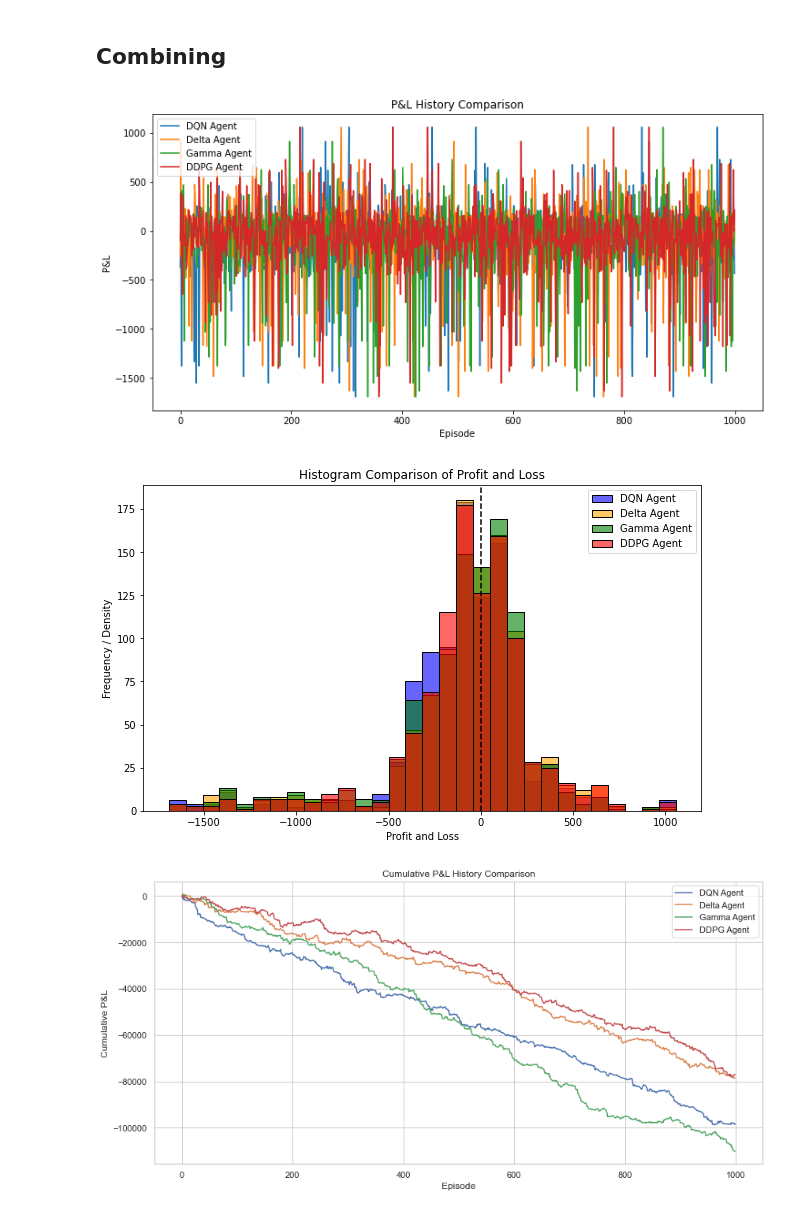
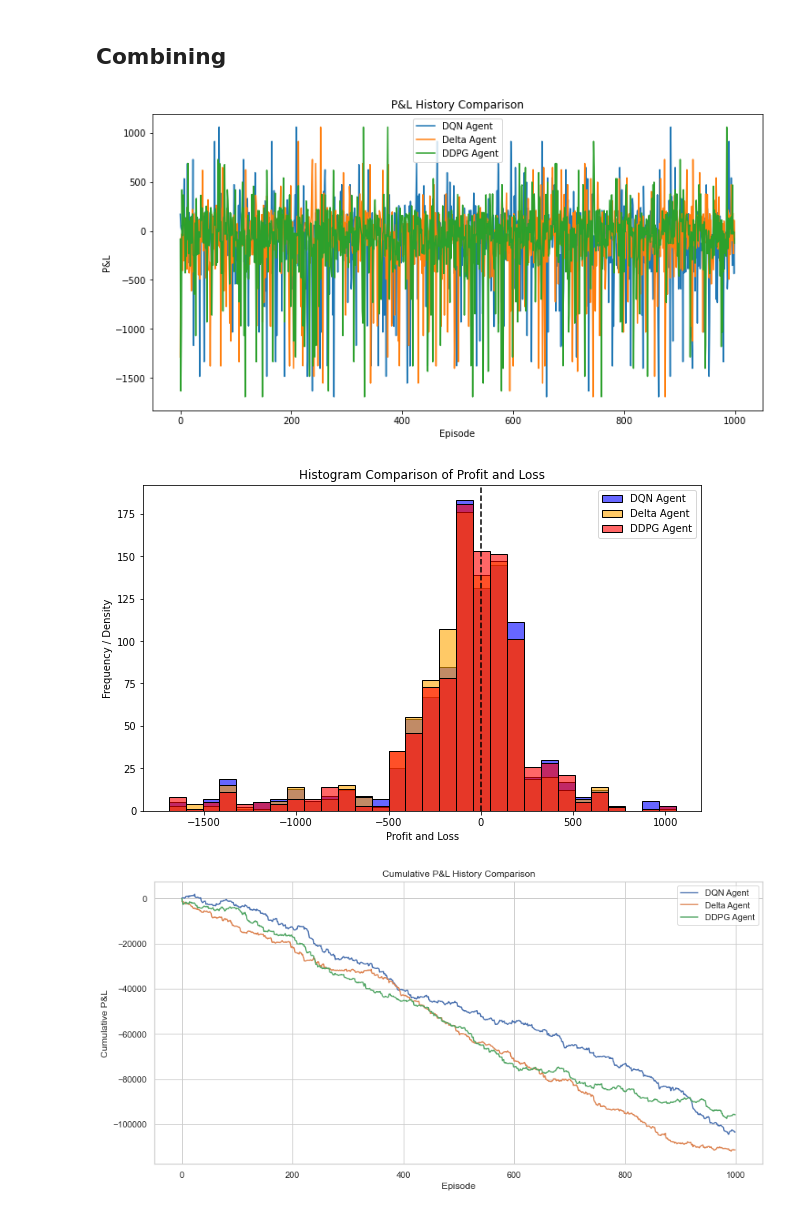
Before and after one commit to gohweihan1/Derivative-Hedging-using-RL, a Jupyter notebook: Model_Eval.ipynb, the cells around one changed output. Drawn from its saved outputs; the diff is of its cells as text; code cells hidden in the pictures.

Commit message:
removed gamma, added graphs for all 3 models

```diff
--- a/Model_Eval.ipynb
+++ b/Model_Eval.ipynb
@@ -69,6 +50,0 @@ Episode 900/1000, Total Reward: -105.29220077640556, P&L: -33.6273193359375, Std
-# %%
-import Gamma_Baseline
-
-# Load the agent using dill
-with open("models/trained_gamma_agent.pkl", "rb") as f:
-    gamma_agent = dill.load(f)
@@ -376,40 +274,37 @@ Episode 1000/1000 completed.
 # %%
 # Plot P&L history comparison
 plt.figure(figsize=(12, 6))
 
 # Line plot of P&L histories
 plt.plot(pl_history_dqn, label="DQN Agent")
 plt.plot(pl_history_delta, label="Delta Agent")
-plt.plot(pl_history_gamma, label="Gamma Agent")
 plt.plot(pl_history_ddpg, label="DDPG Agent")
 
 plt.title("P&L History Comparison")
 plt.xlabel("Episode")
 plt.ylabel("P&L")
 plt.legend()
 plt.show()
 
 # Histogram comparison
 plt.figure(figsize=(10, 6))
 
 sns.histplot(pl_history_dqn, kde=False, bins=30, label="DQN Agent", color="blue", alpha=0.6)
 sns.histplot(pl_history_delta, kde=False, bins=30, label="Delta Agent", color="orange", alpha=0.6)
-sns.histplot(pl_history_gamma, kde=False, bins=30, label="Gamma Agent", color="green", alpha=0.6)
 sns.histplot(pl_history_ddpg, kde=False, bins=30, label="DDPG Agent", color="red", alpha=0.6)
 
 plt.axvline(0, color='k', linestyle='--')  # Mark zero for reference
 plt.xlabel("Profit and Loss")
 plt.ylabel("Frequency / Density")
 plt.title("Histogram Comparison of Profit and Loss")
 plt.legend()
 plt.show()
 # %% [output]
-[figure, old version]
+[figure, new version]
-[figure, old version]
+[figure, new version]
 # %%
 cum_pl_dqn = np.cumsum(pl_history_dqn)
 cum_pl_delta = np.cumsum(pl_history_delta)
-cum_pl_gamma = np.cumsum(pl_history_gamma)
 cum_pl_ddpg = np.cumsum(pl_history_ddpg)
 
 # Ensure consistent plotting style
@@ -420,7 +315,6 @@ plt.figure(figsize=(12, 6))
 
 plt.plot(cum_pl_dqn, label="DQN Agent")
 plt.plot(cum_pl_delta, label="Delta Agent")
-plt.plot(cum_pl_gamma, label="Gamma Agent")
 plt.plot(cum_pl_ddpg, label="DDPG Agent")
 
 plt.title("Cumulative P&L History Comparison")
@@ -430,7 +324,7 @@ plt.legend()
 plt.tight_layout()
 plt.show()
 # %% [output]
-[figure, old version]
+[figure, new version]
 # %%
 print(reward_history_ddpg)
 print(reward_history_delta)
```
Also changed, not shown: parts of 14 cells of this notebook, 4 other files.
